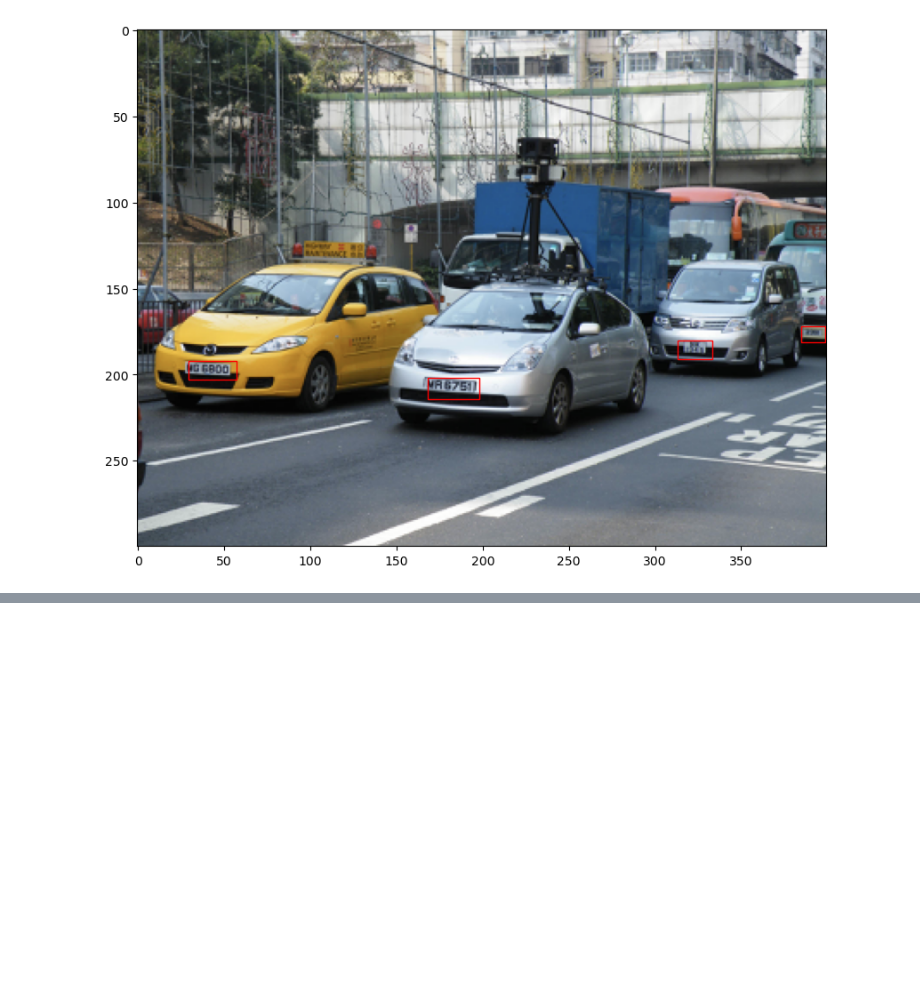
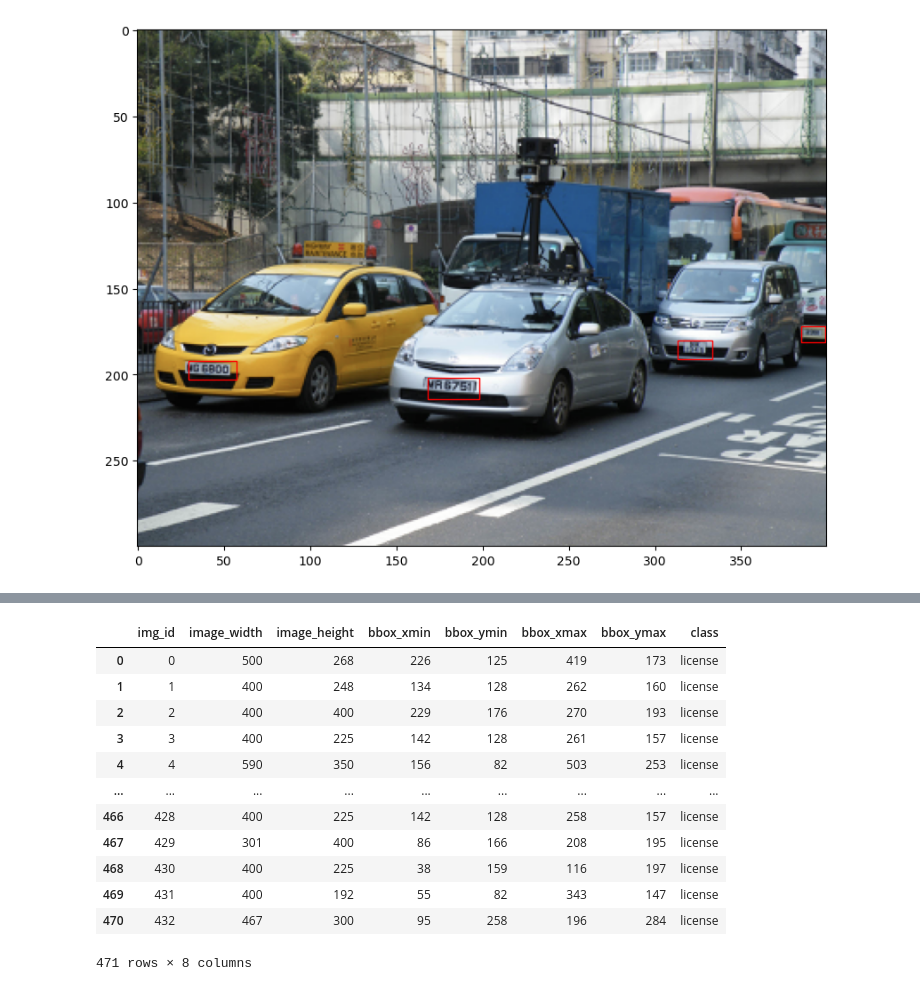
Before and after one commit to mbnczy/LicensePlateDetection, a Jupyter notebook: dataprep.ipynb, the cells around one changed output, grey strips where cells are left out. Drawn from its saved outputs; the diff is of its cells as text; code cells hidden in the pictures; blank space fills up the shorter version.

```diff
--- a/dataprep.ipynb
+++ b/dataprep.ipynb
@@ -182,0 +201,20 @@ dataset/dataset.yaml
+# %%
+lic_column = []
+[lic_column.append("license") for i in range(len(new_df))]
+new_df['class'] = lic_column
+
+new_df
+# %% [output]
+|  | img_id | image_width | image_height | bbox_xmin | bbox_ymin | bbox_xmax | bbox_ymax | class |
+| 0 | 0 | 500 | 268 | 226 | 125 | 419 | 173 | license |
+| 1 | 1 | 400 | 248 | 134 | 128 | 262 | 160 | license |
+| 2 | 2 | 400 | 400 | 229 | 176 | 270 | 193 | license |
+| 3 | 3 | 400 | 225 | 142 | 128 | 261 | 157 | license |
+| 4 | 4 | 590 | 350 | 156 | 82 | 503 | 253 | license |
+| ... | ... | ... | ... | ... | ... | ... | ... | ... |
+| 466 | 428 | 400 | 225 | 142 | 128 | 258 | 157 | license |
+| 467 | 429 | 301 | 400 | 86 | 166 | 208 | 195 | license |
+| 468 | 430 | 400 | 225 | 38 | 159 | 116 | 197 | license |
+| 469 | 431 | 400 | 192 | 55 | 82 | 343 | 147 | license |
+| 470 | 432 | 467 | 300 | 95 | 258 | 196 | 284 | license |
+471 rows × 8 columns
```
Also changed, not shown: parts of 3 cells of this notebook.
